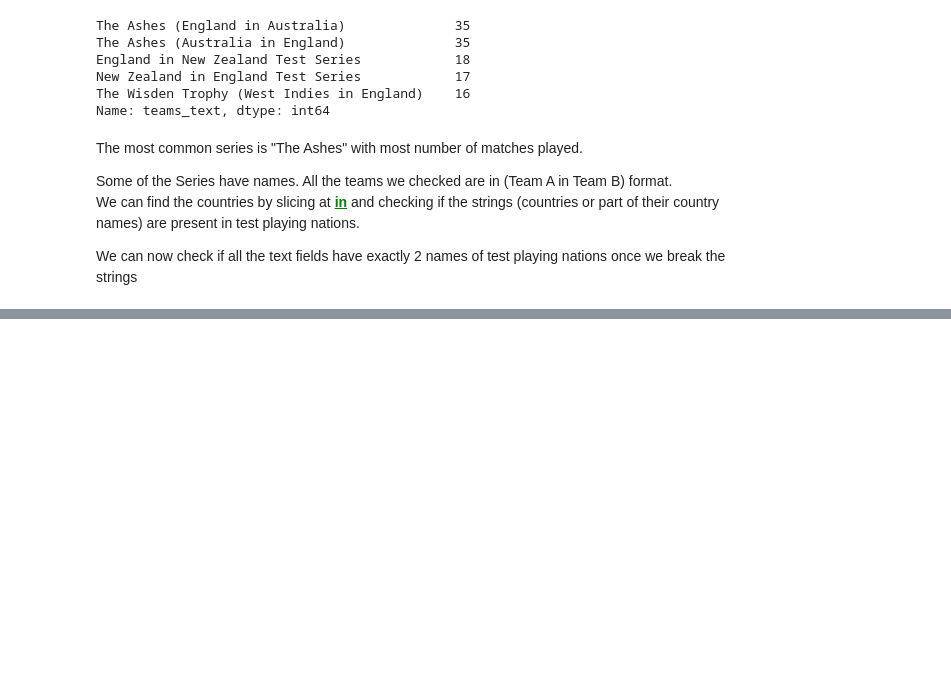
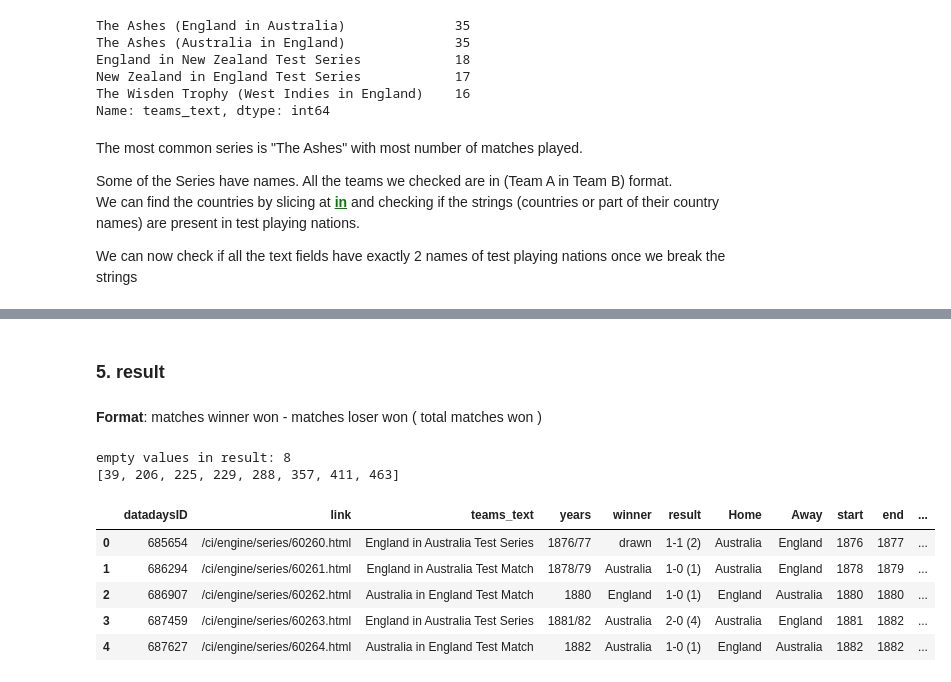
Before and after one commit to si-sa/Cricket-test-series-data, a Jupyter notebook: Cricket all test series web scraped data - Analysis and Exploration.ipynb, the cells around one changed output, grey strips where cells are left out. Saved outputs shown, nothing was run; the diff lists cells and outputs as text; code cells hidden in the pictures; blank space fills up the shorter version.

```diff
--- a/Cricket all test series web scraped data - Analysis and Exploration.ipynb
+++ b/Cricket all test series web scraped data - Analysis and Exploration.ipynb
@@ -286,0 +366,3 @@ series['Home'].isnull().sum()
+# %%
+series = series.merge(series['years'].apply(lambda x: pd.Series({'start': years(x)[0], 'end': years(x)[1]})), left_index=True, right_index=True)
+series.head()
@@ -286,0 +376,38 @@ series['Home'].isnull().sum()
+# %% [markdown]
+### 5. result
+# %% [markdown]
+<b>Format</b>: matches winner won - matches loser won ( total matches won )
+# %%
+print("empty values in result: {}".format(sum(series['result'] == '')))
+missing_result = series[series['result'] == ''].index.tolist()
+print(missing_result)
+# %% [output]
+empty values in result: 8
+[39, 206, 225, 229, 288, 357, 411, 463]
+# %%
+# drop corresponsing rows
+series.drop(missing_result, inplace=True)
+# %%
+# Function to break the result into [home wins, away wins, total matches, total draw]
+def result_break(row):
+#     print(row)
+    res = row['result'].split()
+    result = res[0].split('-')
+    if row['winner'] == row['Away']:
+        result.reverse()
+    result.append(re.sub(r'[^\d+]', '', res[1]))
+    result = list(map(int, result))
+    result.append(result[2] - (result[0]+result[1]))
+    return pd.Series({'home_wins': result[0], 'away_wins': result[1], 'matches_drawn': result[3], 'total_matches': result[2]})
+#     return result
+#     return pd.Series({'home_wins': result_break(x)[0], 'away_wins': result_break(x)[1], 'matches_drawn': result_break(x)[3], 'total_matches': result_break(x)[2]})
+# %%
+series_df = series.merge(series.apply(lambda x: result_break(x), axis=1), left_index=True, right_index=True)
+series_df.head()
+# %% [output]
+|  | datadaysID | link | teams_text | years | winner | result | Home | Away | start | end | ... |
+| 0 | 685654 | /ci/engine/series/60260.html | England in Australia Test Series | 1876/77 | drawn | 1-1 (2) | Australia | England | 1876 | 1877 | ... |
+| 1 | 686294 | /ci/engine/series/60261.html | England in Australia Test Match | 1878/79 | Australia | 1-0 (1) | Australia | England | 1878 | 1879 | ... |
+| 2 | 686907 | /ci/engine/series/60262.html | Australia in England Test Match | 1880 | England | 1-0 (1) | England | Australia | 1880 | 1880 | ... |
+| 3 | 687459 | /ci/engine/series/60263.html | England in Australia Test Series | 1881/82 | Australia | 2-0 (4) | Australia | England | 1881 | 1882 | ... |
+| 4 | 687627 | /ci/engine/series/60264.html | Australia in England Test Match | 1882 | Australia | 1-0 (1) | England | Australia | 1882 | 1882 | ... |
```
Also changed, not shown: parts of 29 cells of this notebook, 2 other files.
